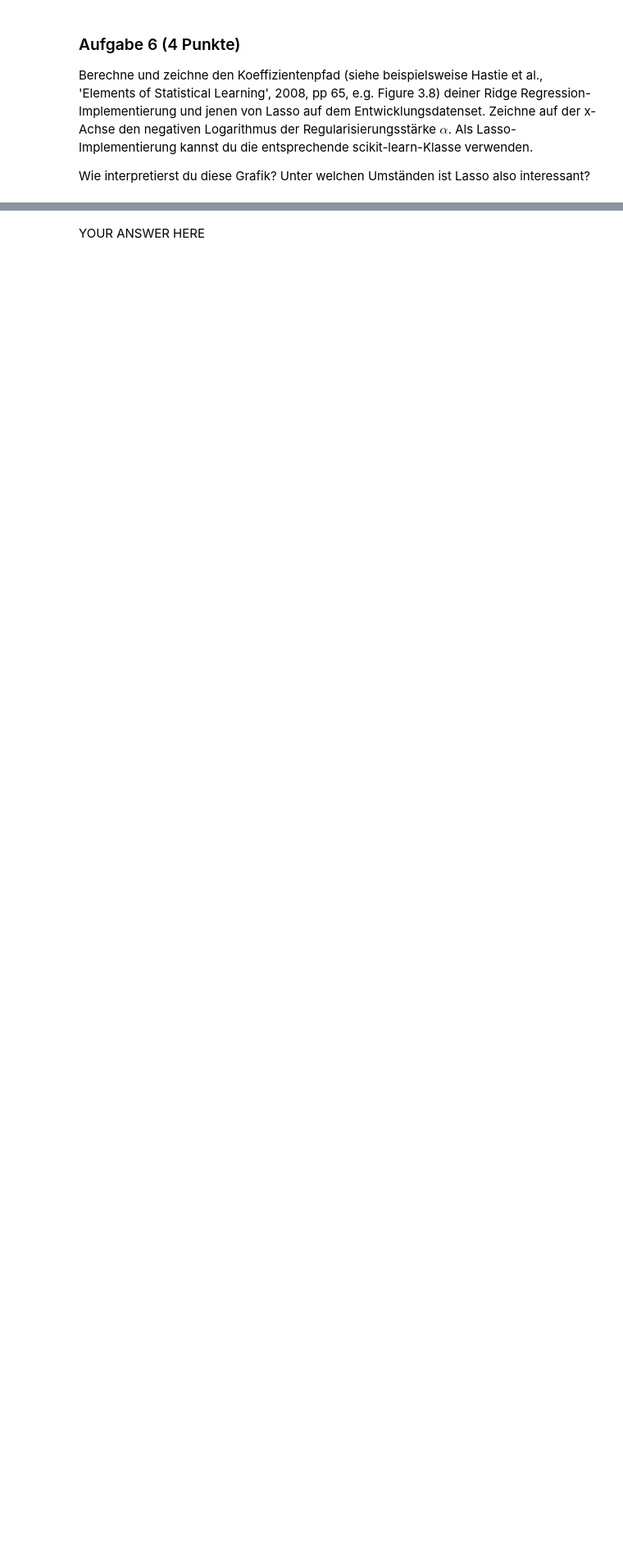
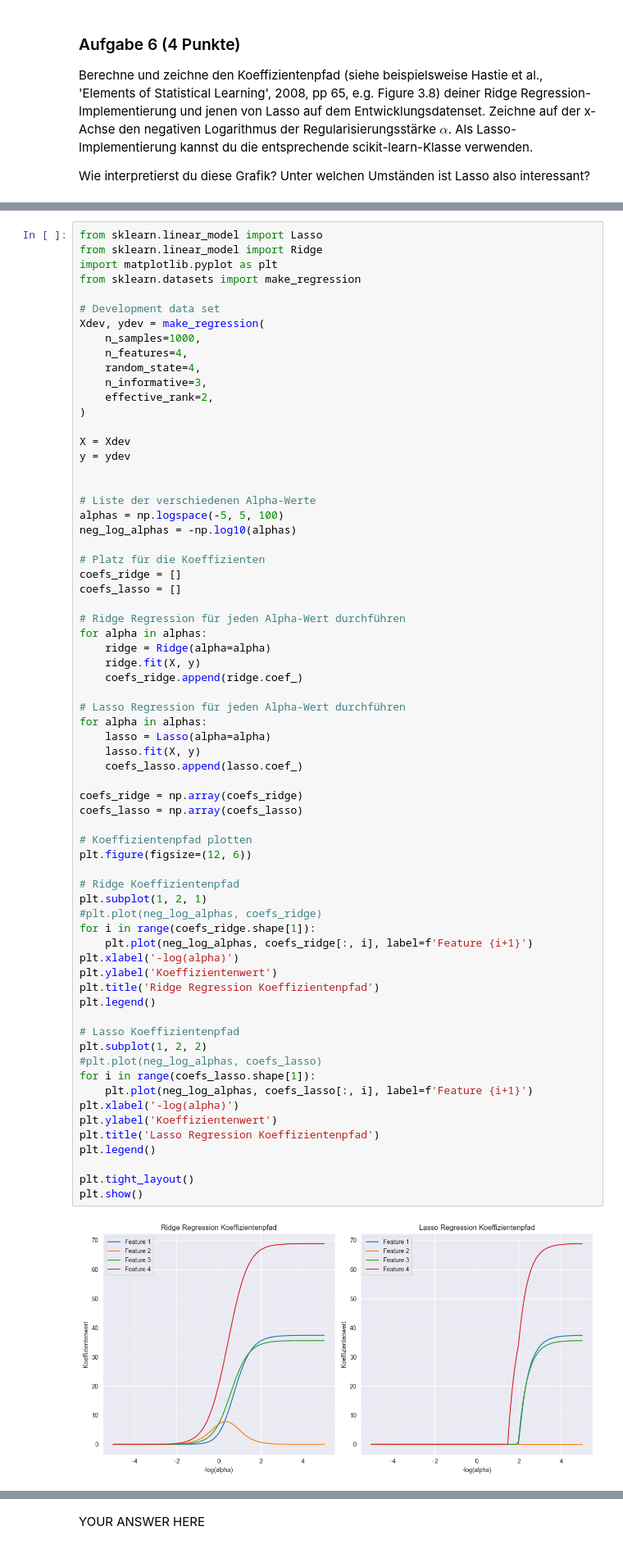
Before and after one commit to staldenhoefler/gml_mc1, a Jupyter notebook: gml_minichallenge_1/gml_minichallenge_1-checkpoint.ipynb, the cells around one changed output, grey strips where cells are left out. Shown at 82% size. Drawn from its saved outputs; the diff is of its cells as text; blank space fills up the shorter version.

```diff
--- a/gml_minichallenge_1/gml_minichallenge_1-checkpoint.ipynb
+++ b/gml_minichallenge_1/gml_minichallenge_1-checkpoint.ipynb
@@ -320,0 +465,69 @@ YOUR ANSWER HERE
+# %%
+from sklearn.linear_model import Lasso
+from sklearn.linear_model import Ridge
+import matplotlib.pyplot as plt
+from sklearn.datasets import make_regression
+
+# Development data set
+Xdev, ydev = make_regression(
+    n_samples=1000,
+    n_features=4,
+    random_state=4,
+    n_informative=3,
+    effective_rank=2,
+)
+
+X = Xdev
+y = ydev
+
+
+# Liste der verschiedenen Alpha-Werte
+alphas = np.logspace(-5, 5, 100)
+neg_log_alphas = -np.log10(alphas)
+
+# Platz für die Koeffizienten
+coefs_ridge = []
+coefs_lasso = []
+
+# Ridge Regression für jeden Alpha-Wert durchführen
+for alpha in alphas:
+    ridge = Ridge(alpha=alpha)
+    ridge.fit(X, y)
+    coefs_ridge.append(ridge.coef_)
+
+# Lasso Regression für jeden Alpha-Wert durchführen
+for alpha in alphas:
+    lasso = Lasso(alpha=alpha)
+    lasso.fit(X, y)
+    coefs_lasso.append(lasso.coef_)
+
+coefs_ridge = np.array(coefs_ridge)
+coefs_lasso = np.array(coefs_lasso)
+
+# Koeffizientenpfad plotten
+plt.figure(figsize=(12, 6))
+
+# Ridge Koeffizientenpfad
+plt.subplot(1, 2, 1)
+#plt.plot(neg_log_alphas, coefs_ridge)
+for i in range(coefs_ridge.shape[1]):
+    plt.plot(neg_log_alphas, coefs_ridge[:, i], label=f'Feature {i+1}')
+plt.xlabel('-log(alpha)')
+plt.ylabel('Koeffizientenwert')
+plt.title('Ridge Regression Koeffizientenpfad')
+plt.legend()
+
+# Lasso Koeffizientenpfad
+plt.subplot(1, 2, 2)
+#plt.plot(neg_log_alphas, coefs_lasso)
+for i in range(coefs_lasso.shape[1]):
+    plt.plot(neg_log_alphas, coefs_lasso[:, i], label=f'Feature {i+1}')
+plt.xlabel('-log(alpha)')
+plt.ylabel('Koeffizientenwert')
+plt.title('Lasso Regression Koeffizientenpfad')
+plt.legend()
+
+plt.tight_layout()
+plt.show()
+# %% [output]
+[figure, added]
```
Also changed, not shown: parts of 88 cells of this notebook.
